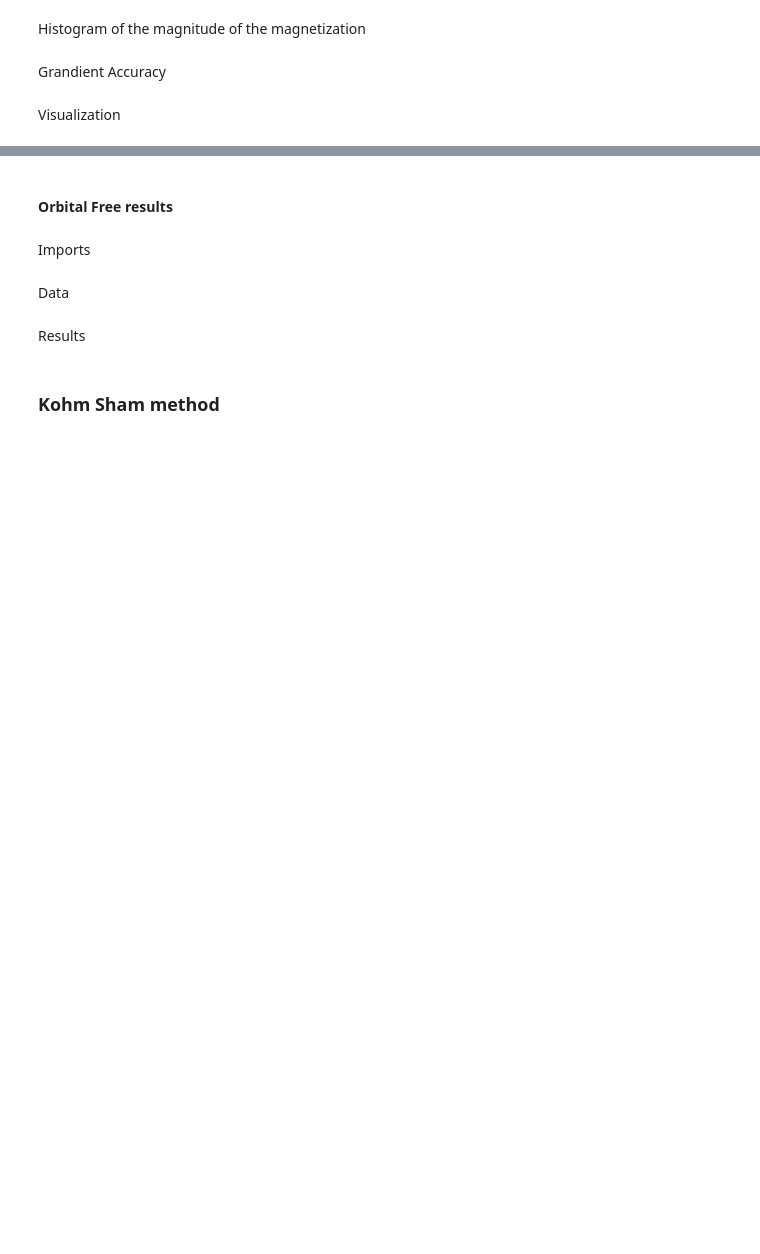
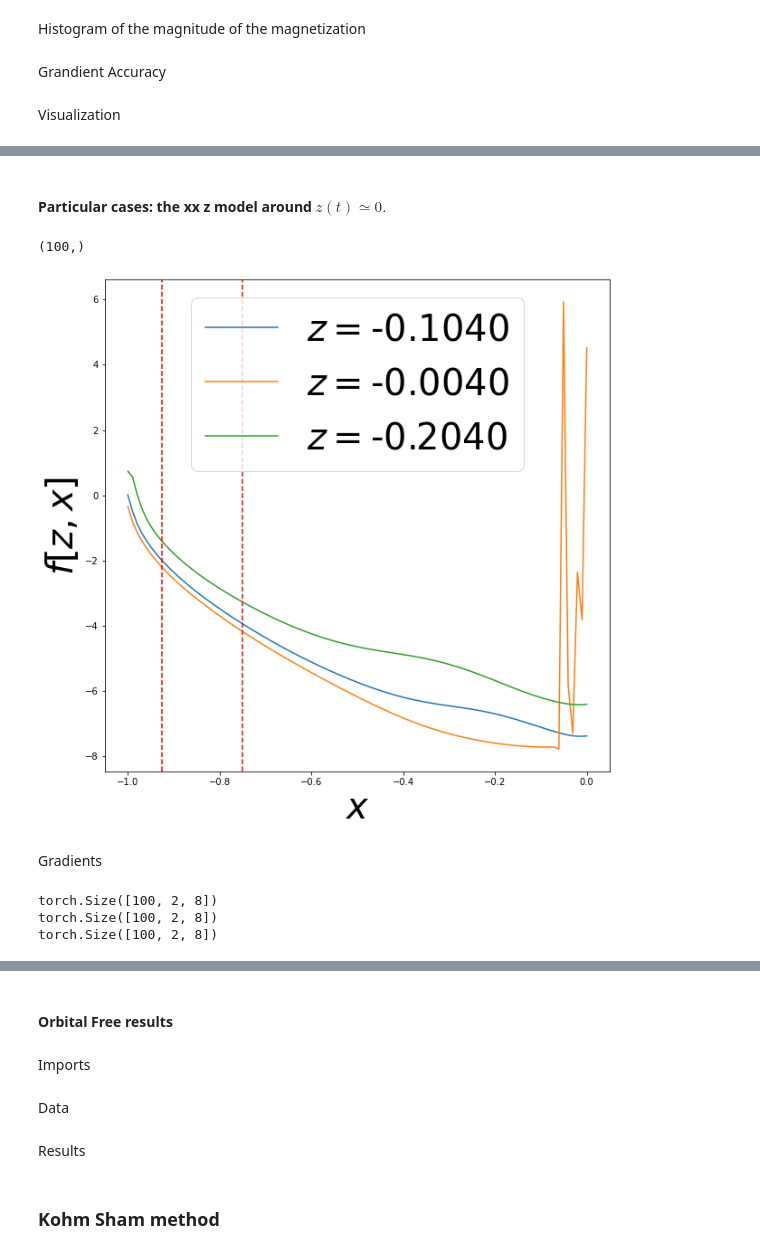
Before and after one commit to emacosta95/DL-VLM, a Jupyter notebook: Visualization.ipynb, the cells around one changed output, grey strips where cells are left out. Cells and saved outputs as stored; diff of their text form; code cells hidden in the pictures; blank space fills up the shorter version.

```diff
--- a/Visualization.ipynb
+++ b/Visualization.ipynb
@@ -72,0 +300,60 @@ plt.show()
+# %% [markdown]
+#### Particular cases: the xx z model around $z(t)\simeq 0.$
+# %%
+span_dimension=100
+
+x_value=np.linspace(-1.,0.,span_dimension)
+z_value=-0.104
+dz=0.1
+
+print(x_value.shape)
+
+m=torch.zeros((span_dimension,2,8)).double()
+
+for i in range(span_dimension):
+        m[i,1,:]=x_value[i]
+        m[i,0,:]=z_value
+
+f=model(m.view(-1,2,8)).sum(-1).detach().numpy()
+
+m_plus=torch.zeros((span_dimension,2,8)).double()
+
+for i in range(span_dimension):
+        m_plus[i,1,:]=x_value[i]
+        m_plus[i,0,:]=z_value+dz
+
+f_plus=model(m_plus.view(-1,2,8)).sum(-1).detach().numpy()
+
+m_minus=torch.zeros((span_dimension,2,8)).double()
+for i in range(span_dimension):
+        m_minus[i,1,:]=x_value[i]
+        m_minus[i,0,:]=z_value-dz
+
+f_minus=model(m_minus.view(-1,2,8)).sum(-1).detach().numpy()
+
+
+plt.figure(figsize=(10,10))
+plt.plot(x_value,f,label=r'$z=$'+f'{z_value:.4f}')
+plt.plot(x_value,f_plus,label=r'$z=$'+f'{z_value+dz:.4f}')
+plt.plot(x_value,f_minus,label=r'$z=$'+f'{z_value-dz:.4f}')
+plt.axvline(x=-0.925,color='red',linestyle='--')
+plt.axvline(x=-0.75,color='red',linestyle='--')
+#plt.ylim([-4,-2])
+#plt.xlim([-0.925,-0.75])
+plt.legend(fontsize=40)
+plt.ylabel(r'$f[z,x]$',fontsize=40)
+plt.xlabel(r'$x$',fontsize=40)
+plt.show()
+# %% [output]
+(100,)
+[figure, added]
+# %% [markdown]
+Gradients
+# %%
+h_eff_plus=compute_the_gradient_of_the_functional(m=m_plus.view(-1,2,8),respect_to='z',model=model)
+h_eff_minus=compute_the_gradient_of_the_functional(m=m_minus.view(-1,2,8),respect_to='z',model=model)
+h_eff=compute_the_gradient_of_the_functional(m=m.view(-1,2,8),respect_to='z',model=model)
+# %% [output]
+torch.Size([100, 2, 8])
+torch.Size([100, 2, 8])
+torch.Size([100, 2, 8])
```
Also changed, not shown: parts of 63 cells of this notebook, 9 other files.
